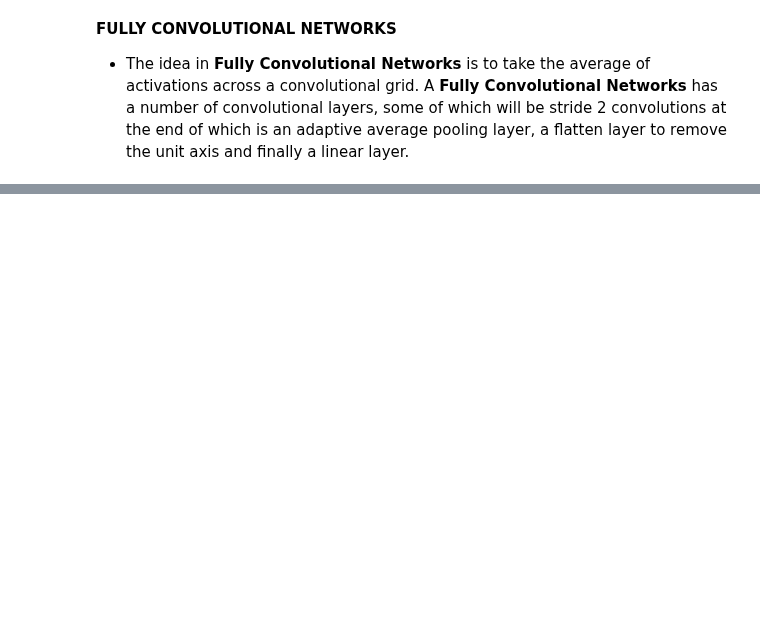
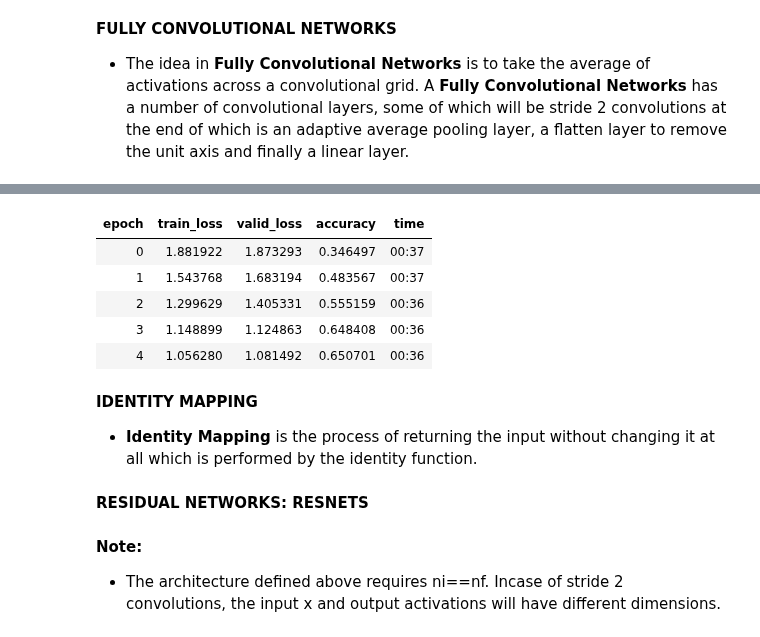
Before and after one commit to ThinamXx/Fastai, a Jupyter notebook: 13. ResNets/ResNets.ipynb, the cells around one changed output, grey strips where cells are left out. Drawn from its saved outputs; the diff is of its cells as text; code cells hidden in the pictures; blank space fills up the shorter version.

Commit message:
ResNet Architecture

```diff
--- a/13. ResNets/ResNets.ipynb
+++ b/13. ResNets/ResNets.ipynb
@@ -58,0 +72,15 @@ def get_model():                                             # Defining Fully Co
+# %%
+#@ TRAINING THE MODEL:
+learn.fit_one_cycle(5, 3e-3)
+# %% [output]
+| epoch | train_loss | valid_loss | accuracy | time |
+| 0 | 1.881922 | 1.873293 | 0.346497 | 00:37 |
+| 1 | 1.543768 | 1.683194 | 0.483567 | 00:37 |
+| 2 | 1.299629 | 1.405331 | 0.555159 | 00:36 |
+| 3 | 1.148899 | 1.124863 | 0.648408 | 00:36 |
+| 4 | 1.056280 | 1.081492 | 0.650701 | 00:36 |
+# %% [markdown]
+**IDENTITY MAPPING**
+- **Identity Mapping** is the process of returning the input without changing it at all which is performed by the identity function.
+# %% [markdown]
+**RESIDUAL NETWORKS: RESNETS**
@@ -58,0 +97,3 @@ def get_model():                                             # Defining Fully Co
+# %% [markdown]
+**Note:**
+- The architecture defined above requires ni==nf. Incase of stride 2 convolutions, the input x and output activations will have different dimensions.
```
Also changed, not shown: parts of 5 cells of this notebook.
